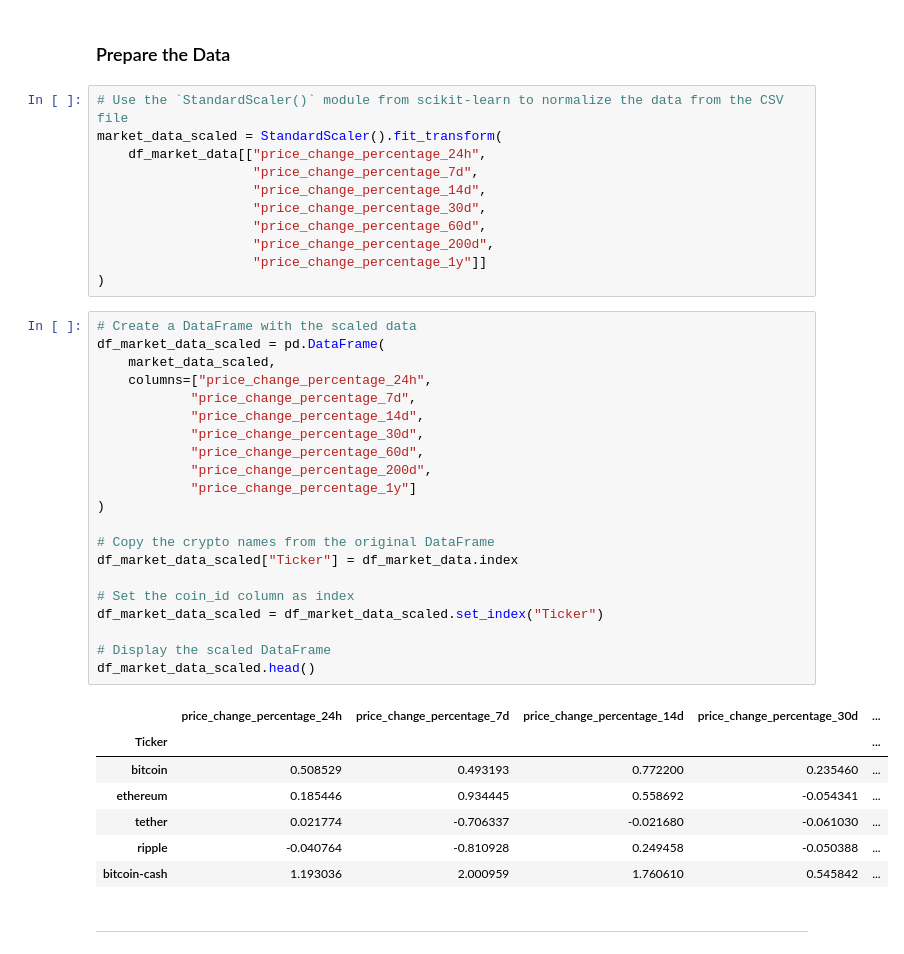
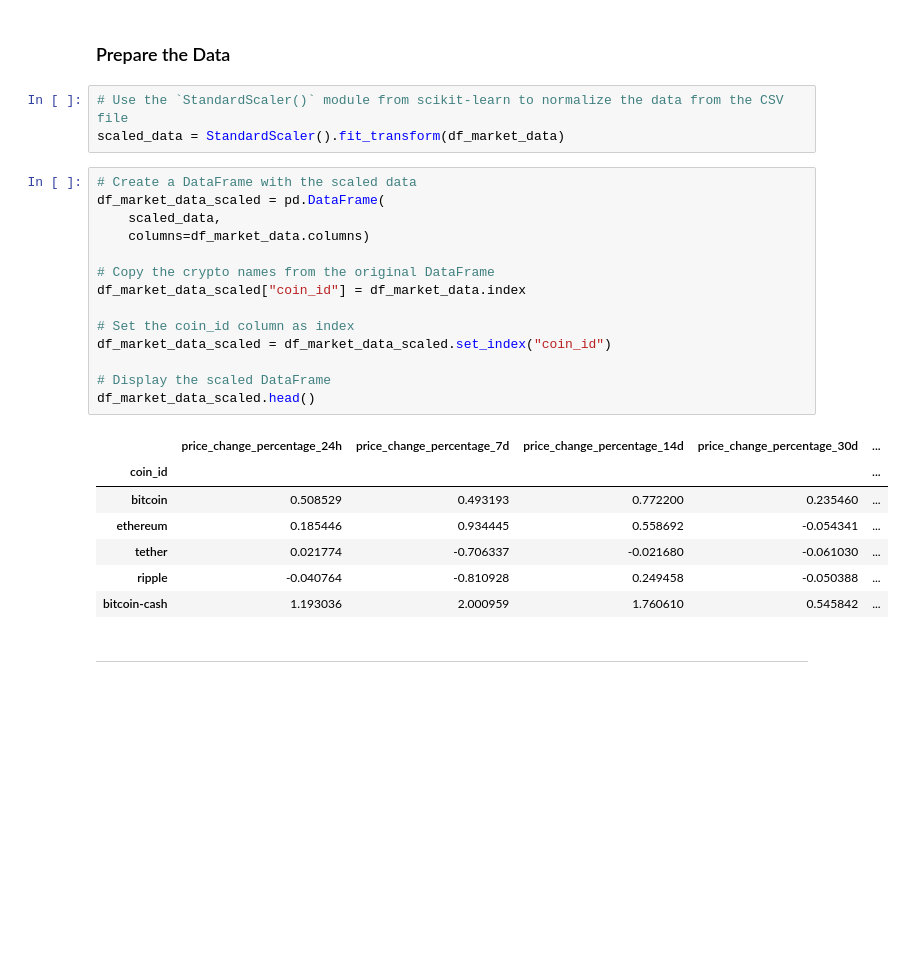
Before and after one commit to sarahryan0413/CryptoClustering, a Jupyter notebook: Crypto_Clustering_starter_code.ipynb, the cells around one changed output. Saved outputs shown, nothing was run; the diff lists cells and outputs as text; blank space fills up the shorter version.

```diff
--- a/Crypto_Clustering_starter_code.ipynb
+++ b/Crypto_Clustering_starter_code.ipynb
@@ -58,39 +58,24 @@ df_market_data.hvplot.line(
 ### Prepare the Data
 # %%
 # Use the `StandardScaler()` module from scikit-learn to normalize the data from the CSV file
-market_data_scaled = StandardScaler().fit_transform(
-    df_market_data[["price_change_percentage_24h",
-                    "price_change_percentage_7d",
-                    "price_change_percentage_14d",
-                    "price_change_percentage_30d",
-                    "price_change_percentage_60d",
-                    "price_change_percentage_200d",
-                    "price_change_percentage_1y"]]
-)
+scaled_data = StandardScaler().fit_transform(df_market_data)
 # %%
 # Create a DataFrame with the scaled data
 df_market_data_scaled = pd.DataFrame(
-    market_data_scaled,
-    columns=["price_change_percentage_24h",
-            "price_change_percentage_7d",
-            "price_change_percentage_14d",
-            "price_change_percentage_30d",
-            "price_change_percentage_60d",
-            "price_change_percentage_200d",
-            "price_change_percentage_1y"]
-)
+    scaled_data,
+    columns=df_market_data.columns)
 
 # Copy the crypto names from the original DataFrame
-df_market_data_scaled["Ticker"] = df_market_data.index
+df_market_data_scaled["coin_id"] = df_market_data.index
 
 # Set the coin_id column as index
-df_market_data_scaled = df_market_data_scaled.set_index("Ticker")
+df_market_data_scaled = df_market_data_scaled.set_index("coin_id")
 
 # Display the scaled DataFrame
 df_market_data_scaled.head()
 # %% [output]
 |  | price_change_percentage_24h | price_change_percentage_7d | price_change_percentage_14d | price_change_percentage_30d | ... |
-| Ticker |  |  |  |  | ... |
+| coin_id |  |  |  |  | ... |
 | bitcoin | 0.508529 | 0.493193 | 0.772200 | 0.235460 | ... |
 | ethereum | 0.185446 | 0.934445 | 0.558692 | -0.054341 | ... |
 | tether | 0.021774 | -0.706337 | -0.021680 | -0.061030 | ... |
```
Also changed, not shown: parts of 8 cells of this notebook.
